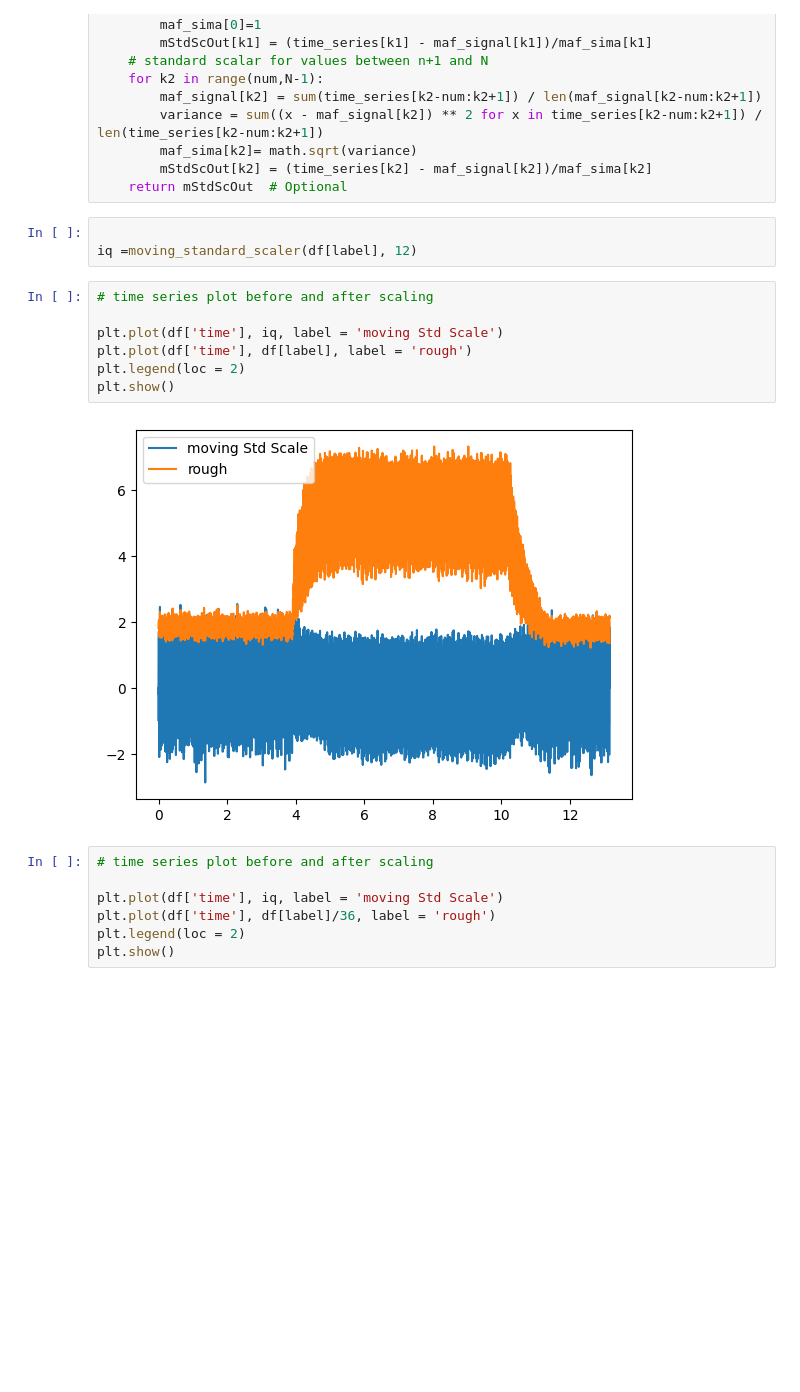
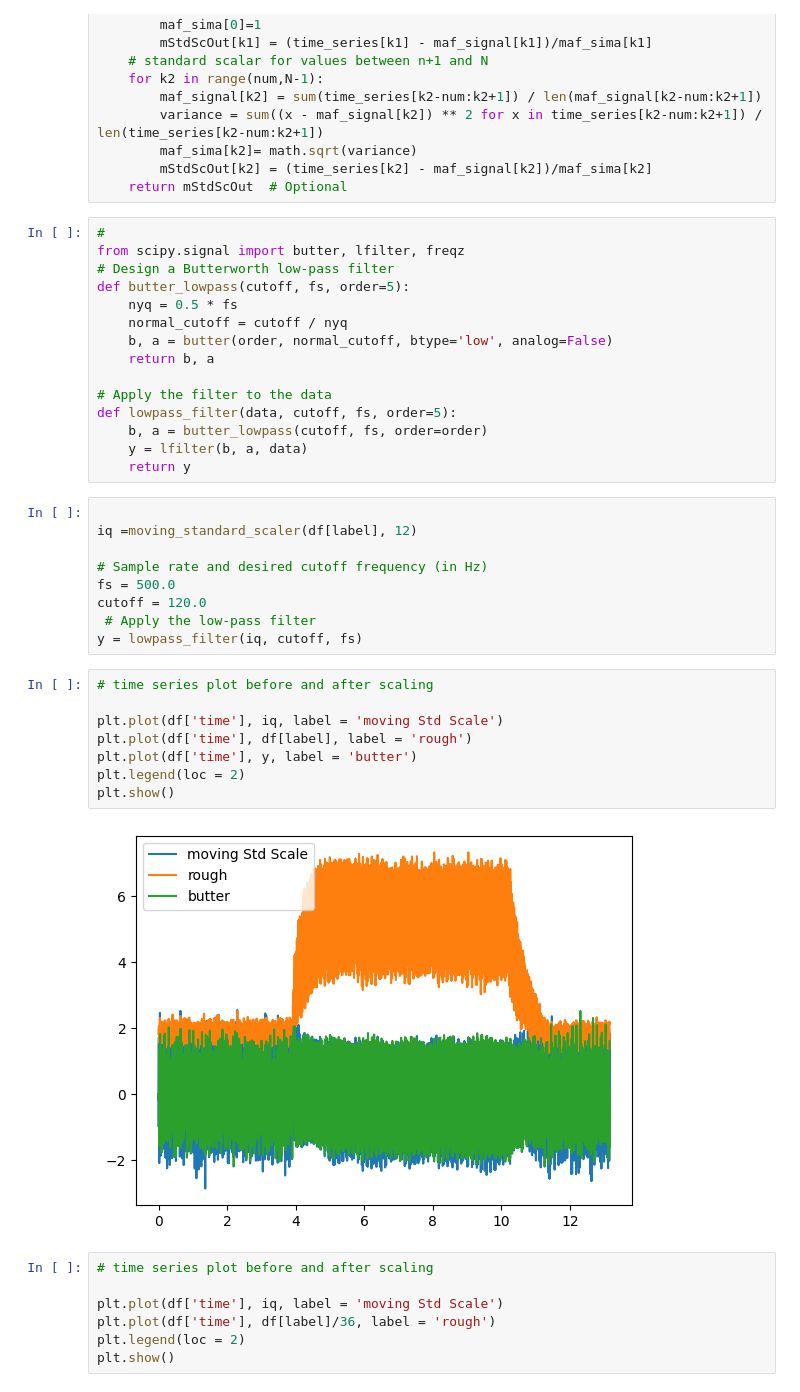
Before and after one commit to ThMRudolf/DataMining2024, a Jupyter notebook: Py/DM_01_anaysis.ipynb, the cells around one changed output. Drawn from its saved outputs; the diff is of its cells as text; blank space fills up the shorter version.

Commit message:
added function for butterworth filter

```diff
--- a/Py/DM_01_anaysis.ipynb
+++ b/Py/DM_01_anaysis.ipynb
@@ -123,18 +123,40 @@ def moving_standard_scaler(time_series, num):
         maf_sima[k2]= math.sqrt(variance)
         mStdScOut[k2] = (time_series[k2] - maf_signal[k2])/maf_sima[k2]
     return mStdScOut  # Optional
-# %%
-
-iq =moving_standard_scaler(df[label], 12)
+# %%
+#
+from scipy.signal import butter, lfilter, freqz
+# Design a Butterworth low-pass filter
+def butter_lowpass(cutoff, fs, order=5):
+    nyq = 0.5 * fs
+    normal_cutoff = cutoff / nyq
+    b, a = butter(order, normal_cutoff, btype='low', analog=False)
+    return b, a
+
+# Apply the filter to the data
+def lowpass_filter(data, cutoff, fs, order=5):
+    b, a = butter_lowpass(cutoff, fs, order=order)
+    y = lfilter(b, a, data)
+    return y
+# %%
+
+iq =moving_standard_scaler(df[label], 12)
+
+# Sample rate and desired cutoff frequency (in Hz)
+fs = 500.0
+cutoff = 120.0
+ # Apply the low-pass filter
+y = lowpass_filter(iq, cutoff, fs)
 # %%
 # time series plot before and after scaling
 
 plt.plot(df['time'], iq, label = 'moving Std Scale')
 plt.plot(df['time'], df[label], label = 'rough')
+plt.plot(df['time'], y, label = 'butter')
 plt.legend(loc = 2)
 plt.show()
 # %% [output]
-[figure, old version]
+[figure, new version]
 # %%
 # time series plot before and after scaling
 
```
Also changed, not shown: parts of 2 cells of this notebook.
